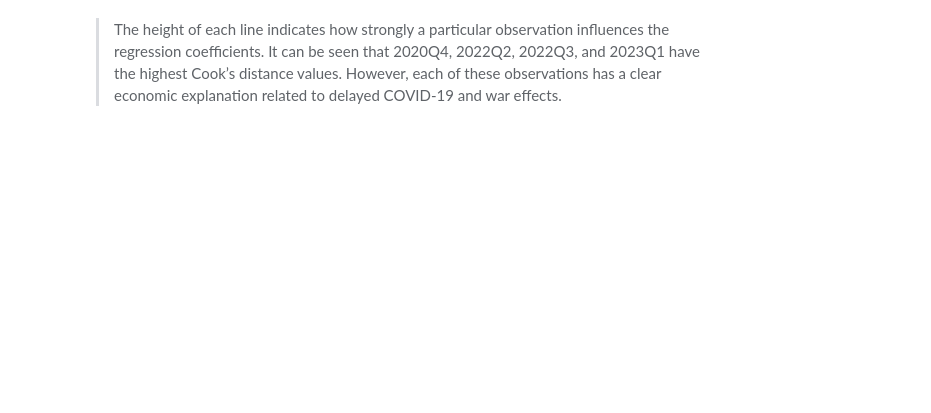
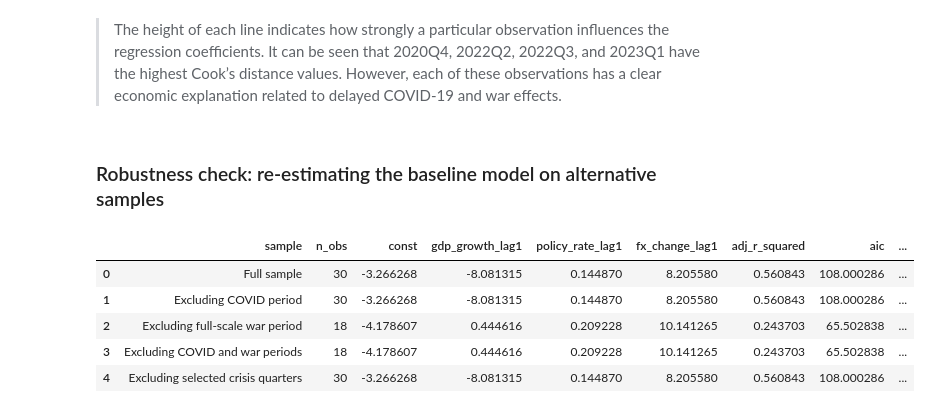
Before and after one commit to darenky/Stress-testing, a Jupyter notebook: notebooks/processing&modelling/03_regression.ipynb, the cells around one changed output. Drawn from its saved outputs; the diff is of its cells as text; code cells hidden in the pictures; blank space fills up the shorter version.

Commit message:
add robustness check

```diff
--- a/notebooks/processing&modelling/03_regression.ipynb
+++ b/notebooks/processing&modelling/03_regression.ipynb
@@ -395,5 +453,77 @@ plt.show()
 # %% [markdown]
 > The height of each line indicates how strongly a particular observation influences the regression coefficients. It can be seen that 2020Q4, 2022Q2, 2022Q3, and 2023Q1 have the highest Cook’s distance values. However, each of these observations has a clear economic explanation related to delayed COVID-19 and war effects.
+# %% [markdown]
+### Robustness check: re-estimating the baseline model on alternative samples
+# %%
+robustness_specs = {
+    "Full sample": df_lag.copy(),
+
+    "Excluding COVID period": df_lag[
+        ~df_lag["date"].between("2020-01-01", "2020-12-31")
+    ].copy(),
+
+    "Excluding full-scale war period": df_lag[
+        df_lag["date"] < "2022-01-01"
+    ].copy(),
+
+    "Excluding COVID and war periods": df_lag[
+        (~df_lag["date"].between("2020-01-01", "2020-12-31")) &
+        (df_lag["date"] < "2022-01-01")
+    ].copy(),
+
+    "Excluding selected crisis quarters": df_lag[
+        ~df_lag["date"].isin([
+            pd.Timestamp("2020-04-01"),
+            pd.Timestamp("2020-07-01"),
+            pd.Timestamp("2022-04-01"),
+            pd.Timestamp("2022-07-01"),
+            pd.Timestamp("2022-10-01")
+        ])
+    ].copy()
+}
+
+baseline_features = [
+    "gdp_growth_lag1",
+    "policy_rate_lag1",
+    "fx_change_lag1"
+]
+
+target = "d_NPL"
+
+robustness_rows = []
+
+for sample_name, sample_df in robustness_specs.items():
+    model, model_data = estimate_ols_model(
+        sample_df,
+        baseline_features,
+        target
+    )
+
+    row = {
+        "sample": sample_name,
+        "n_obs": int(model.nobs),
+        "const": model.params.get("const", np.nan),
+        "gdp_growth_lag1": model.params.get("gdp_growth_lag1", np.nan),
+        "policy_rate_lag1": model.params.get("policy_rate_lag1", np.nan),
+        "fx_change_lag1": model.params.get("fx_change_lag1", np.nan),
+        "adj_r_squared": model.rsquared_adj,
+        "aic": model.aic,
+        "bic": model.bic,
+        "f_pvalue": model.f_pvalue
+    }
+
+    robustness_rows.append(row)
+
+robustness_table = pd.DataFrame(robustness_rows)
+
+robustness_table
+# %% [output]
+|  | sample | n_obs | const | gdp_growth_lag1 | policy_rate_lag1 | fx_change_lag1 | adj_r_squared | aic | ... |
+| 0 | Full sample | 30 | -3.266268 | -8.081315 | 0.144870 | 8.205580 | 0.560843 | 108.000286 | ... |
+| 1 | Excluding COVID period | 30 | -3.266268 | -8.081315 | 0.144870 | 8.205580 | 0.560843 | 108.000286 | ... |
+| 2 | Excluding full-scale war period | 18 | -4.178607 | 0.444616 | 0.209228 | 10.141265 | 0.243703 | 65.502838 | ... |
+| 3 | Excluding COVID and war periods | 18 | -4.178607 | 0.444616 | 0.209228 | 10.141265 | 0.243703 | 65.502838 | ... |
+| 4 | Excluding selected crisis quarters | 30 | -3.266268 | -8.081315 | 0.144870 | 8.205580 | 0.560843 | 108.000286 | ... |
 # %%
 # Save dataset
 
```
Also changed, not shown: parts of 10 cells of this notebook.
